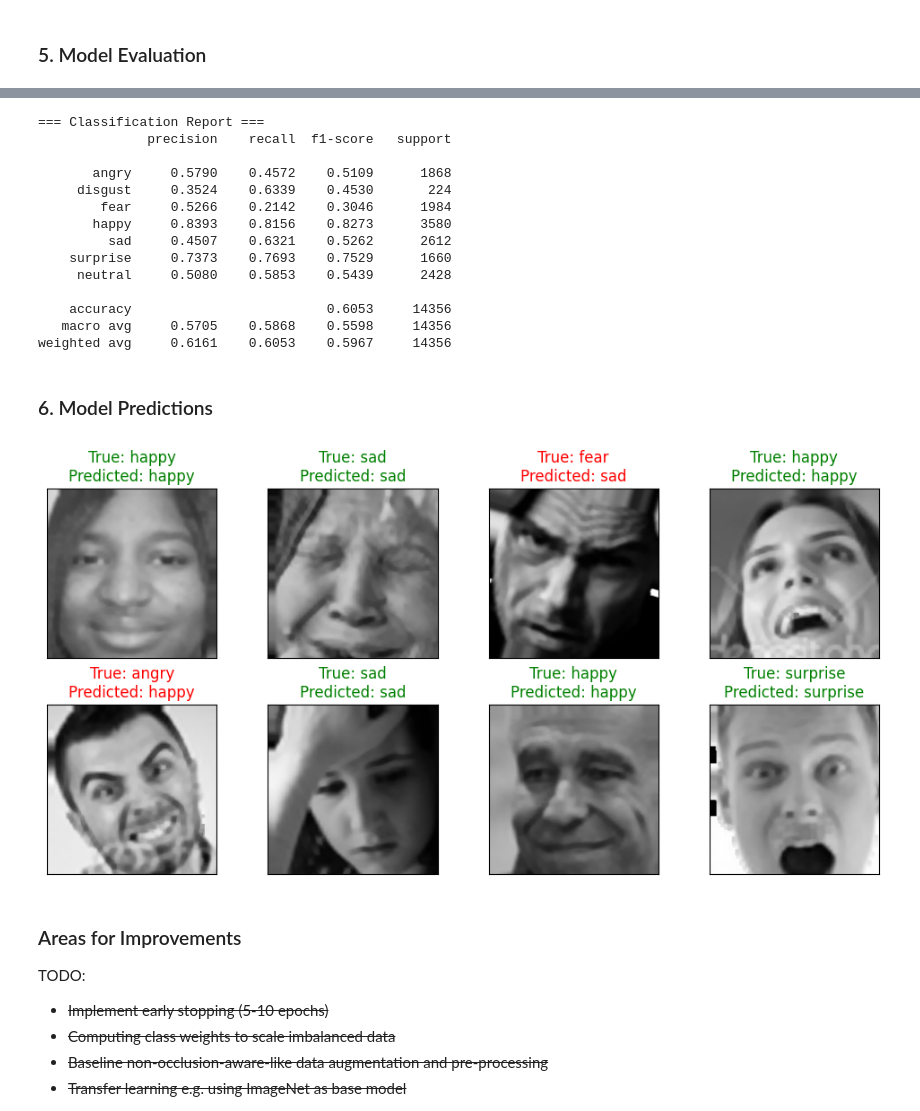
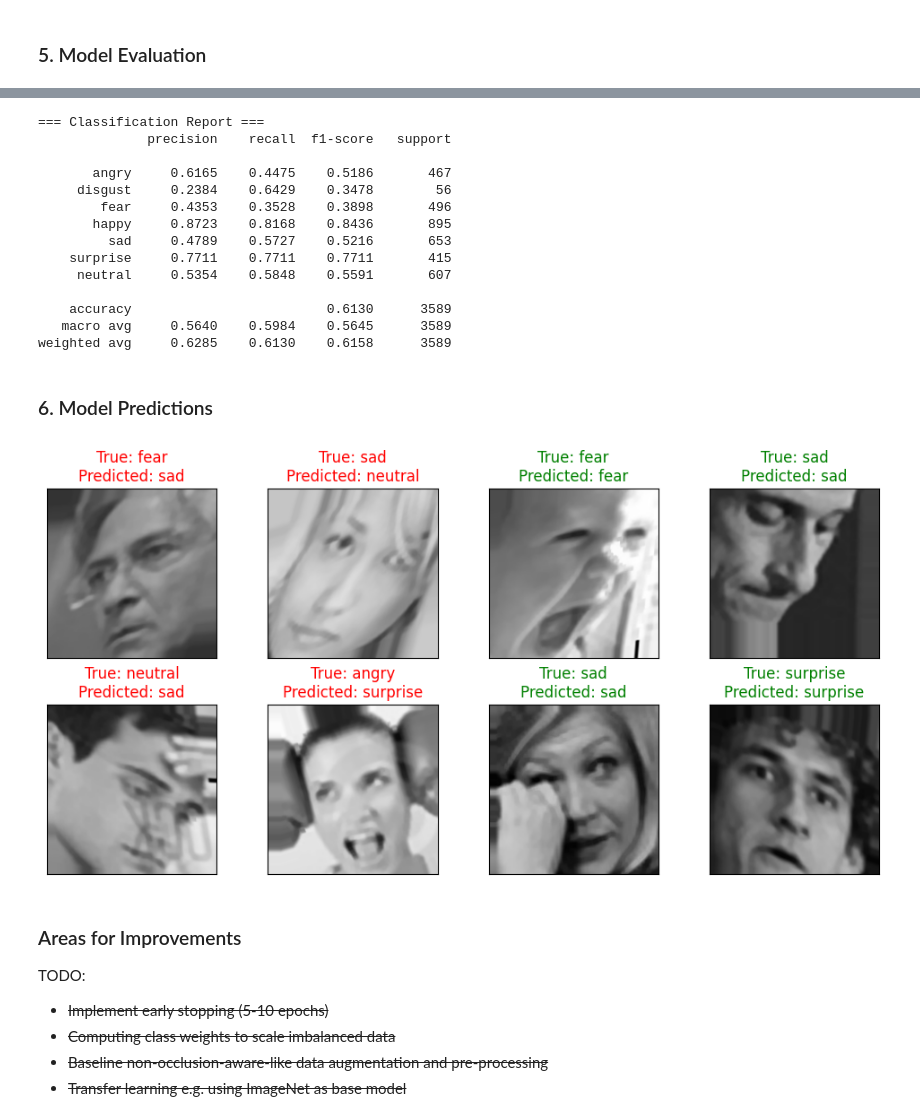
Before and after one commit to teddyld/occlusion-aware-engagement-detection, a Jupyter notebook: src/Baseline/train_model.ipynb, the cells around one changed output, grey strips where cells are left out. Drawn from its saved outputs; the diff is of its cells as text; code cells hidden in the pictures.

Commit message:
Update baseline model

```diff
--- a/src/Baseline/train_model.ipynb
+++ b/src/Baseline/train_model.ipynb
@@ -45,11 +58,22 @@ class FER2013(Dataset):
+# %%
+import albumentations as A
+from albumentations.pytorch import ToTensorV2
+
+augment_tf = A.Compose([
+    A.Rotate(limit=20, border_mode=cv2.BORDER_REPLICATE),
+    A.Affine(shear=(-20, 20), mode=cv2.BORDER_REPLICATE),
+    A.HorizontalFlip(),
+    A.RandomScale(scale_limit=0.2),
+    A.Affine(translate_percent=(-0.2, 0.2), mode=cv2.BORDER_REPLICATE),
+    A.Resize(height=200, width=200, interpolation=cv2.INTER_CUBIC),
+    ToTensorV2(),
+])
+
+base_tf = A.Compose([
+    ToTensorV2(),
+])
 # %%
-import albumentations as A
-from albumentations.pytorch import ToTensorV2
-base_tf = A.Compose([
-    ToTensorV2(),
-])
-
-train_dataset = FER2013('train', base_tf)
+train_dataset = FER2013('train', augment_tf)
 valid_dataset = FER2013('val', base_tf)
 test_dataset = FER2013('test', base_tf)
 # %%
@@ -354,17 +378,17 @@ display_classification_report(results)
 === Classification Report ===
               precision    recall  f1-score   support
 
-       angry     0.5790    0.4572    0.5109      1868
-     disgust     0.3524    0.6339    0.4530       224
-        fear     0.5266    0.2142    0.3046      1984
-       happy     0.8393    0.8156    0.8273      3580
-         sad     0.4507    0.6321    0.5262      2612
-    surprise     0.7373    0.7693    0.7529      1660
-     neutral     0.5080    0.5853    0.5439      2428
+       angry     0.6165    0.4475    0.5186       467
+     disgust     0.2384    0.6429    0.3478        56
+        fear     0.4353    0.3528    0.3898       496
+       happy     0.8723    0.8168    0.8436       895
+         sad     0.4789    0.5727    0.5216       653
+    surprise     0.7711    0.7711    0.7711       415
+     neutral     0.5354    0.5848    0.5591       607
 
-    accuracy                         0.6053     14356
-   macro avg     0.5705    0.5868    0.5598     14356
-weighted avg     0.6161    0.6053    0.5967     14356
+    accuracy                         0.6130      3589
+   macro avg     0.5640    0.5984    0.5645      3589
+weighted avg     0.6285    0.6130    0.6158      3589
 # %% [markdown]
 ### 6. Model Predictions
 # %%
@@ -383,35 +407,35 @@ def plot_predictions(model, loader):
         0: 'angry',
         1: 'disgust',
         2: 'fear',
         3:'happy',
         4: 'sad',
         5: 'surprise',
         6: 'neutral'
     }
     # Make prediction on test set
     with torch.no_grad():
         for inputs, true_labels in loader:
             inputs, true_labels = inputs.to(DEVICE), true_labels.to(DEVICE)
             outputs = model(inputs.float())
             _, predicted = torch.max(outputs, 1)
 
             for i, ax in enumerate(axes.flat):
                 image = inputs[i].cpu().numpy().transpose(1, 2, 0)
                 true_label = int(true_labels[i].cpu())
                 pred_label = int(predicted[i].cpu())
 
                 ax.imshow(image, cmap='gray')
 
                 color = 'green' if true_label == pred_label else 'red'
                 ax.set_title(f'True: {class_map[true_label]}\nPredicted: {class_map[pred_label]}', color=color)
             break # break early to test only 1 batch
 
     plt.tight_layout()
     plt.show()
 
-plot_predictions(model, train_loader)
+plot_predictions(model, test_loader)
 # %% [output]
-[figure, old version]
+[figure, new version]
 # %% [markdown]
 ### Areas for Improvements
 TODO:
```
Also changed, not shown: parts of 6 cells of this notebook, 3 other files.
